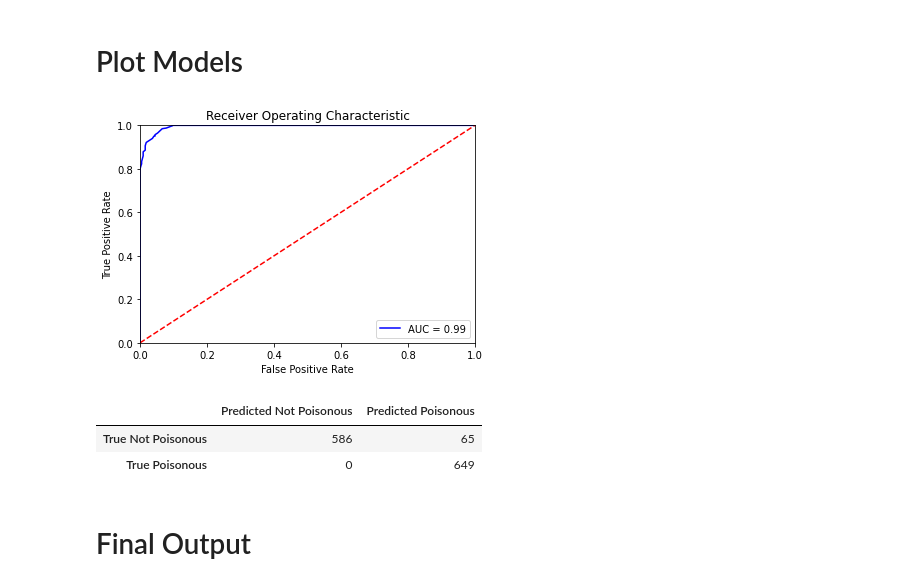
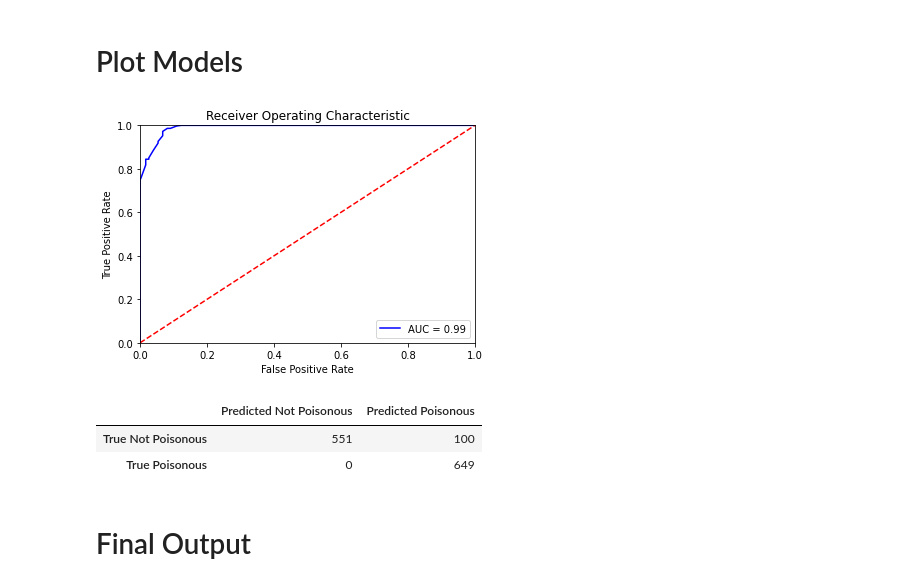
Before and after one commit to tobiasaurer/mushroom-classifier, a Jupyter notebook: mushrooms.ipynb, the cells around one changed output. Cells and saved outputs as stored; diff of their text form; code cells hidden in the pictures.

```diff
--- a/mushrooms.ipynb
+++ b/mushrooms.ipynb
@@ -207,0 +210,14 @@ Accuracy on test-set:  0.95
+# %%
+xgb_pipe = Pipeline(steps=[
+    ('preprocessor', preprocessor),
+    ('classifier', XGBClassifier(   random_state=1337,
+                                    scale_pos_weight = 5))
+    ])
+# %%
+xgb_pipe.fit(X_train, y_train)
+
+y_pred_train = xgb_pipe.predict(X_train)
+y_pred_test = xgb_pipe.predict(X_test)
+
+print('Accuracy on train-set: ', accuracy_score(y_true = y_train, y_pred = y_pred_train))
+print('Accuracy on test-set: ', accuracy_score(y_true = y_test, y_pred = y_pred_test))
@@ -266,14 +285,14 @@ comparison.columns.values[1] = 'modified'
 # %% [markdown]
 # Plot Models
 # %%
-plotAUROC(random_forest_pipe, X_test, y_test)
+plotAUROC(xgb_pipe, X_test, y_test)
 # %% [output]
-[figure, old version]
+[figure, new version]
 # %%
 get_confusion_matrix(y_test, y_pred_test)
 # %% [output]
 |  | Predicted Not Poisonous | Predicted Poisonous |
-| True Not Poisonous | 586 | 65 |
+| True Not Poisonous | 551 | 100 |
 | True Poisonous | 0 | 649 |
 # %% [markdown]
 # Final Output
```
Also changed, not shown: parts of 4 cells of this notebook.
